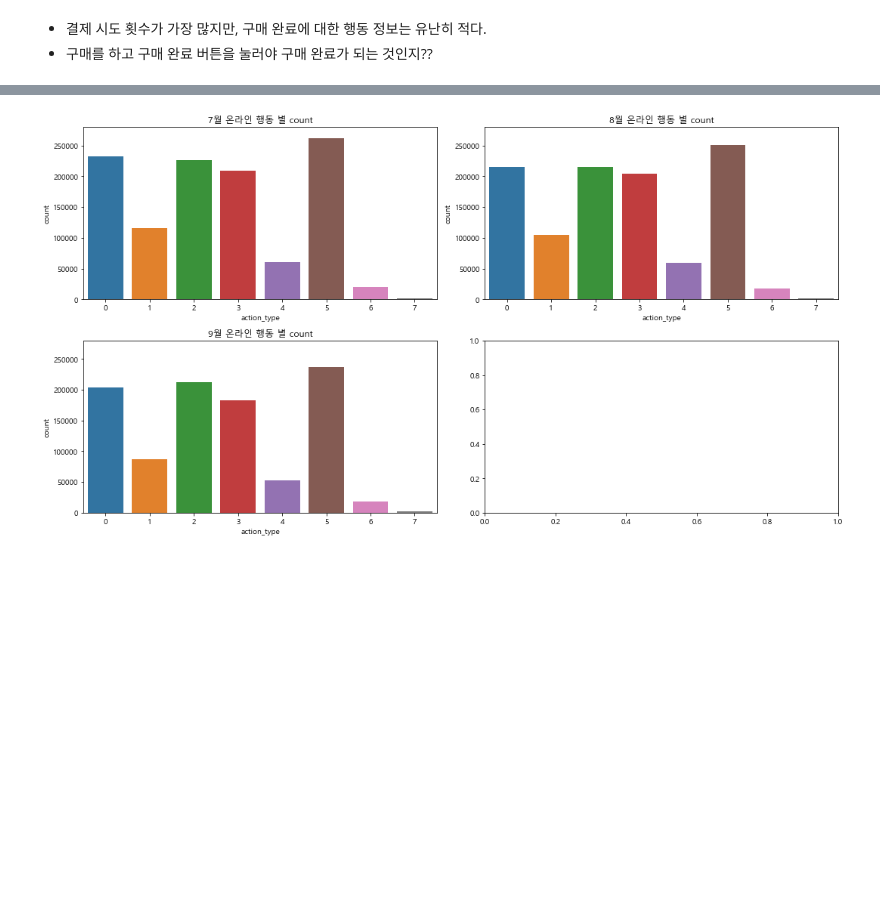
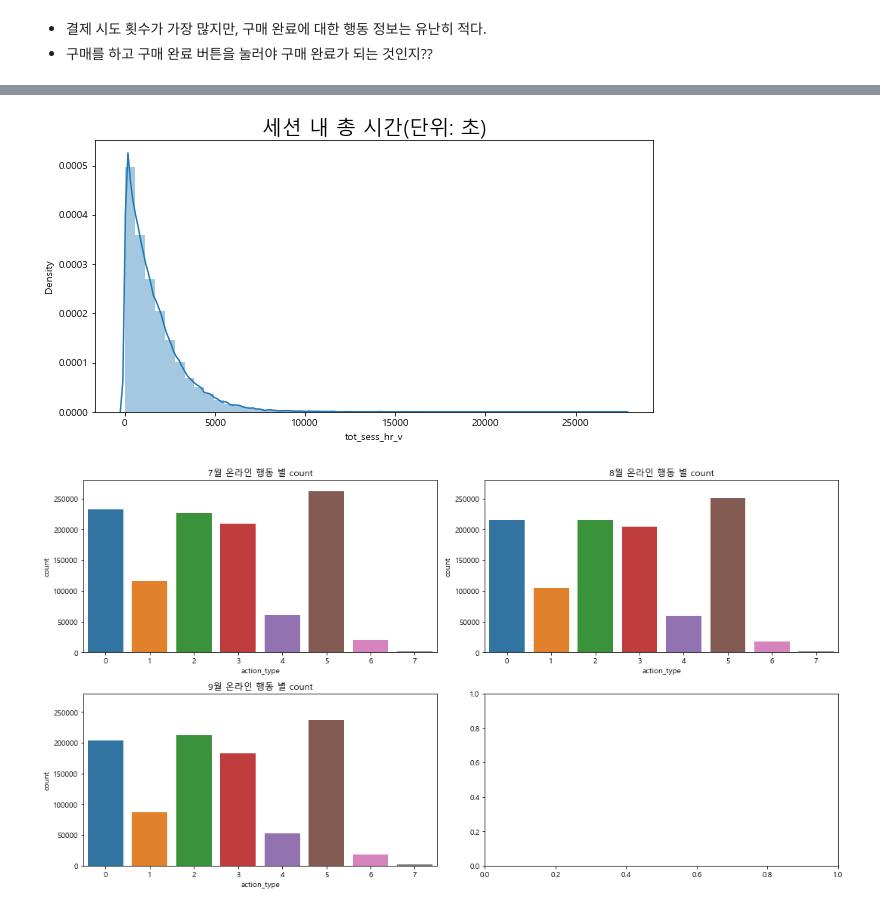
Before and after one commit to Gyeol0/Personalized-Content-Recommendation, a Jupyter notebook: EDA.ipynb, the cells around one changed output, grey strips where cells are left out. Cells and saved outputs as stored; diff of their text form; code cells hidden in the pictures; blank space fills up the shorter version.

```diff
--- a/L.Point.ipynb
+++ b/EDA.ipynb
@@ -305,3 +272,10 @@ online_action_count.reset_index()
+# %%
+plt.figure(figsize=(10,5))
+sns.distplot(online_data['tot_sess_hr_v'])
+plt.title('세션 내 총 시간(단위: 초)', fontsize = 20)
+plt.show()
+# %% [output]
+[figure, added]
 # %%
 online_month_action = online_data.groupby(['month','action_type']).count()['count'].reset_index()
 # %%
```
Also changed, not shown: parts of 28 cells of this notebook, 1 other file.
